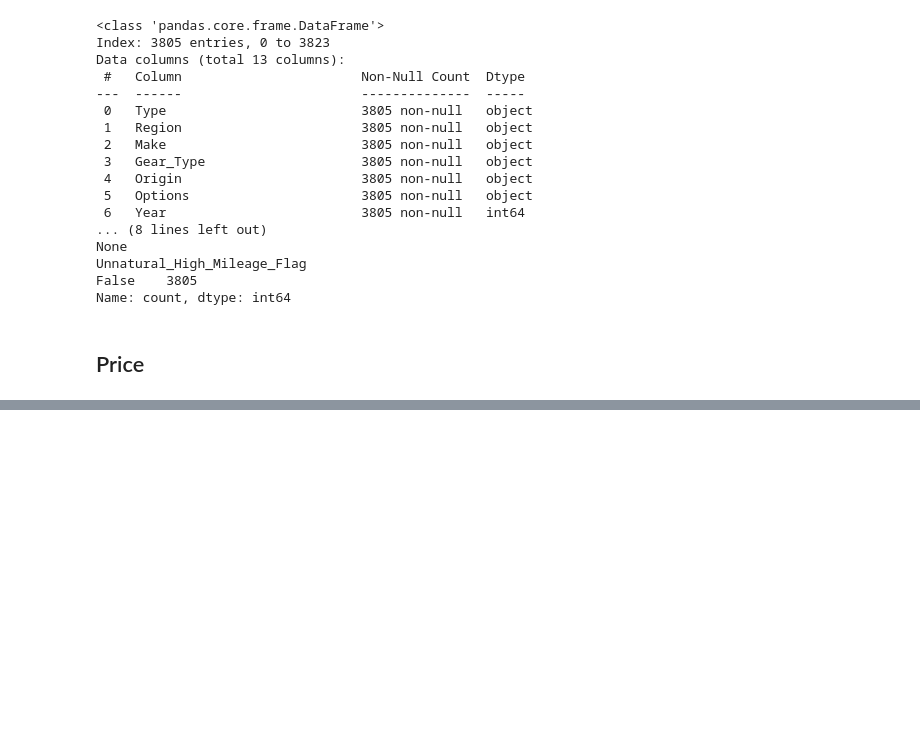
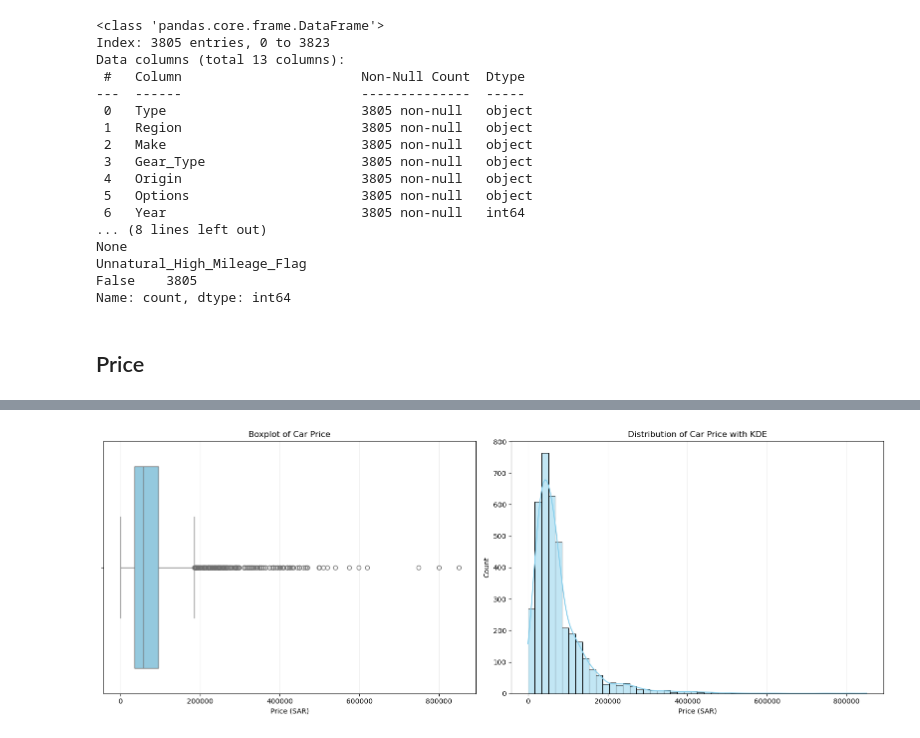
Before and after one commit to RioPramana21/Ctrl-Price-Taking-Control-of-Used-Car-Valuations-with-ML, a Jupyter notebook: code_files/outliers_and_anomalies_handling.ipynb, the cells around one changed output, grey strips where cells are left out. Saved outputs shown, nothing was run; the diff lists cells and outputs as text; code cells hidden in the pictures; blank space fills up the shorter version.

Commit message:
Handled Price outliers
Final step for outliers handling done (few things left to brush up, can be done later). Move to feature engineering from this step.

```diff
--- a/code_files/outliers_and_anomalies_handling.ipynb
+++ b/code_files/outliers_and_anomalies_handling.ipynb
@@ -511,0 +540,22 @@ Name: count, dtype: int64
+# %%
+plt.figure(figsize=(16, 6))
+
+# Boxplot
+plt.subplot(1, 2, 1)
+sns.boxplot(x=df_filtered_clean_mileage['Price'], color='skyblue')
+plt.title('Boxplot of Car Price')
+plt.xlabel('Price (SAR)')
+plt.grid(axis='x', alpha=0.2)
+
+# Distribution with KDE
+plt.subplot(1, 2, 2)
+sns.histplot(df_filtered_clean_mileage['Price'], kde=True, color='skyblue', bins=50)
+plt.title('Distribution of Car Price with KDE')
+plt.xlabel('Price (SAR)')
+plt.ylabel('Count')
+plt.grid(axis='x', alpha=0.2)
+
+plt.tight_layout()
+plt.show()
+# %% [output]
+[figure, added]
```
Also changed, not shown: parts of 6 cells of this notebook.
